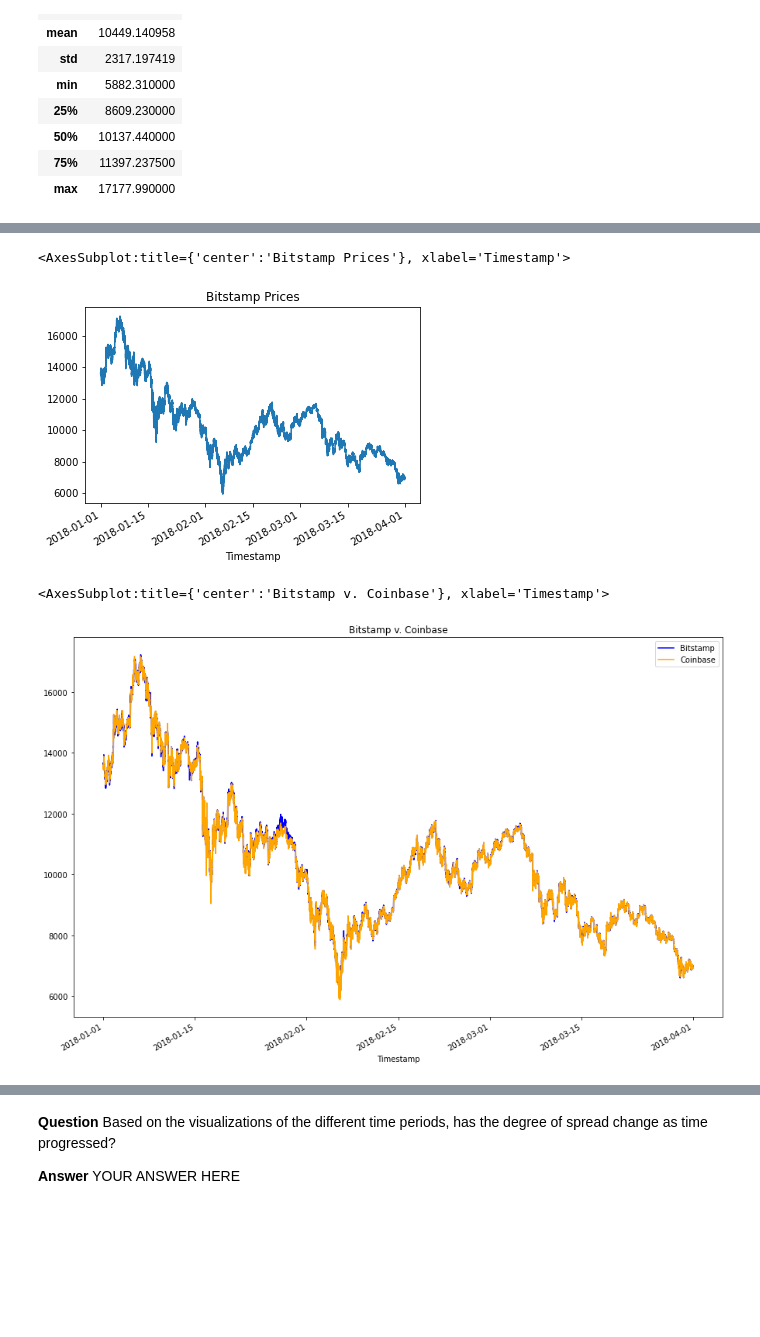
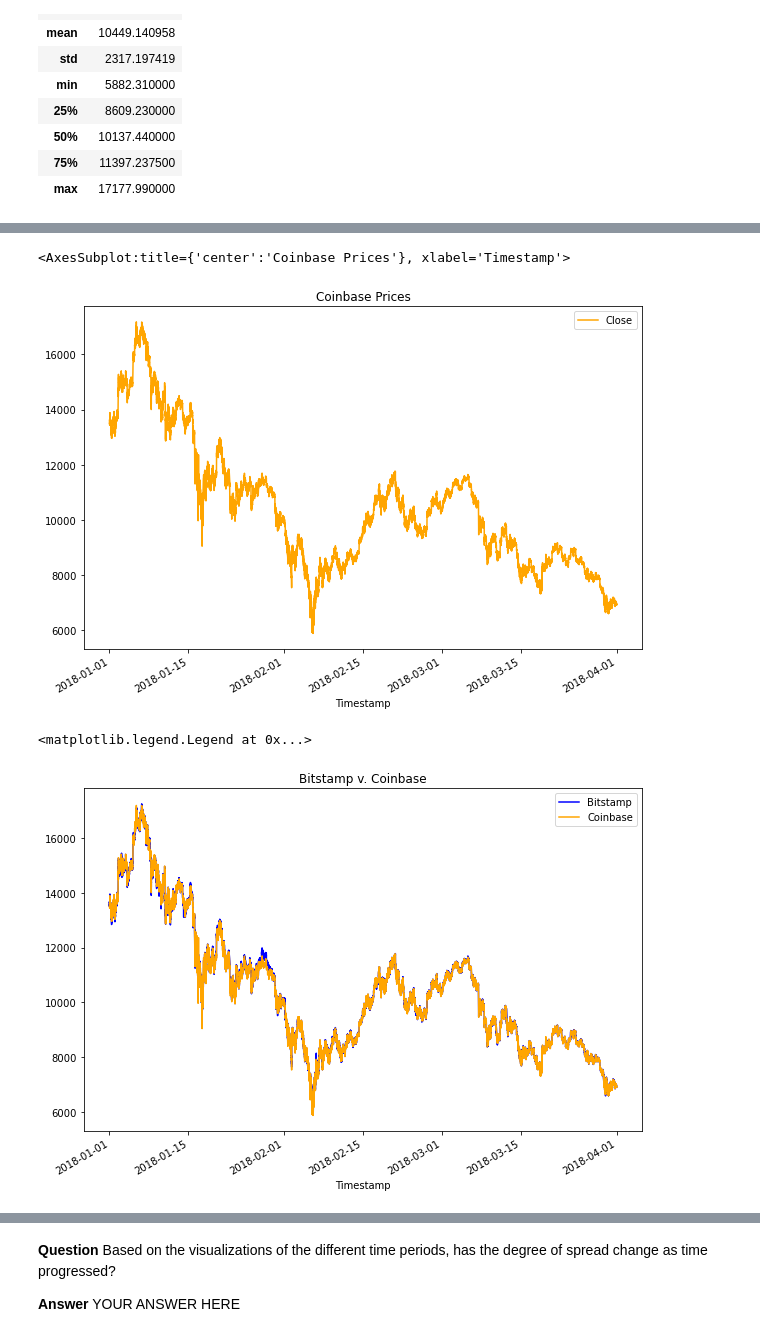
Before and after one commit to plefebvre1/module_3_challenge, a Jupyter notebook: Starter_Code/crypto_arbitrage.ipynb, the cells around one changed output, grey strips where cells are left out. Saved outputs shown, nothing was run; the diff lists cells and outputs as text; code cells hidden in the pictures; blank space fills up the shorter version.

```diff
--- a/Starter_Code/crypto_arbitrage.ipynb
+++ b/Starter_Code/crypto_arbitrage.ipynb
@@ -144,10 +144,10 @@ Select the data you want to analyze. Use `loc` or `iloc` to select the following
 * Close
 # %%
 # Use loc or iloc to select `Timestamp (the index)` and `Close` from bitstamp DataFrame
-bitstamp_sliced = # YOUR CODE HERE
+bitstamp_sliced = pd.DataFrame(bitstamp.loc[:,'Close'])
 
 # Review the first five rows of the DataFrame
-# YOUR CODE HERE
+bitstamp_sliced.head()
 # %% [output]
 |  | Close |
 | Timestamp |  |
@@ -158,10 +158,10 @@ bitstamp_sliced = # YOUR CODE HERE
 | 2018-01-01 00:04:00 | 13620.00 |
 # %%
 # Use loc or iloc to select `Timestamp (the index)` and `Close` from coinbase DataFrame
-coinbase_sliced = # YOUR CODE HERE
+coinbase_sliced = pd.DataFrame(coinbase.loc[:,'Close'])
 
 # Review the first five rows of the DataFrame
-# YOUR CODE HERE
+coinbase_sliced.head()
 # %% [output]
 |  | Close |
 | Timestamp |  |
@@ -218,18 +218,20 @@ Sort through the time series data associated with the bitstamp and coinbase Data
 # %%
 # Create a line plot for the coinbase DataFrame for the full length of time in the dataset
 # Be sure that the figure size, title, and color are tailored to each visualization
-# YOUR CODE HERE
+coinbase_sliced.plot(figsize = (10,7), title = 'Coinbase Prices', color = 'orange')
 # %% [output]
-<AxesSubplot:title={'center':'Bitstamp Prices'}, xlabel='Timestamp'>
+<AxesSubplot:title={'center':'Coinbase Prices'}, xlabel='Timestamp'>
-[figure, old version]
+[figure, new version]
 # %%
 # Overlay the visualizations for the bitstamp and coinbase DataFrames in one plot
 # The plot should visualize the prices over the full lenth of the dataset
 # Be sure to include the parameters: legend, figure size, title, and color and label
-# YOUR CODE HERE
+ax = bitstamp_sliced.plot(legend = True, figsize = (10,7), title = 'Bitstamp v. Coinbase', color = 'blue', label = 'Bitstamp')
+coinbase_sliced.plot(legend = True, figsize = (10,7), color = 'orange', label = 'Coinbase', ax = ax)
+ax.legend(['Bitstamp','Coinbase'])
 # %% [output]
-<AxesSubplot:title={'center':'Bitstamp v. Coinbase'}, xlabel='Timestamp'>
+<matplotlib.legend.Legend at 0x...>
-[figure, old version]
+[figure, new version]
 # %%
 # Using the loc and plot functions, create an overlay plot that visualizes
 # the price action of both DataFrames for a one month period early in the dataset
```
Also changed, not shown: parts of 34 cells of this notebook.
